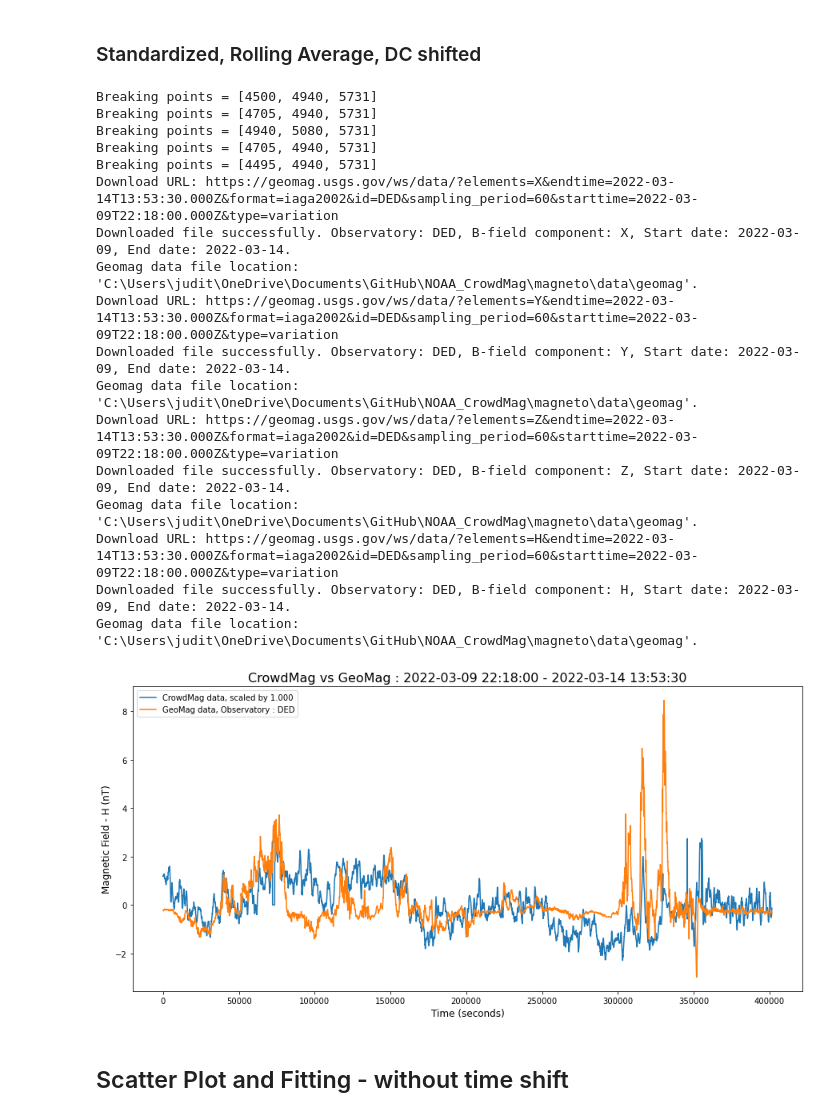
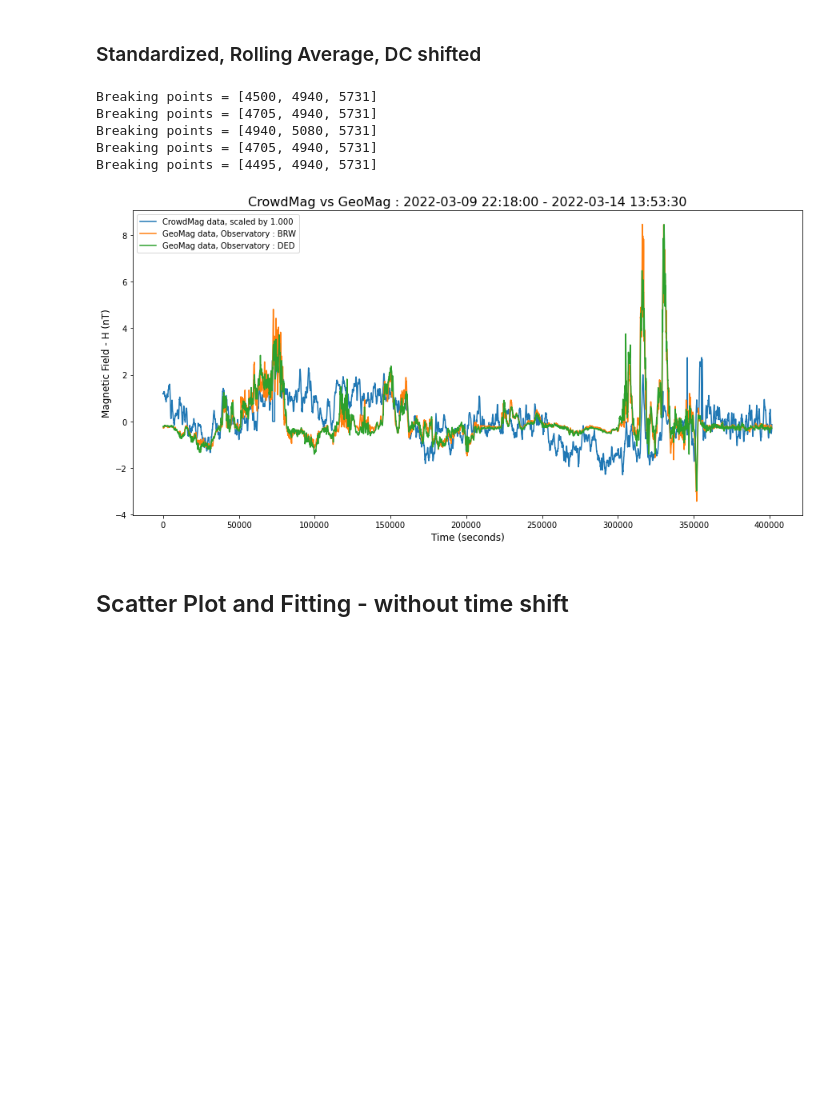
Before and after one commit to juditbergfalk/magneto, a Jupyter notebook: CrowdMag.ipynb, the cells around one changed output. Cells and saved outputs as stored; diff of their text form; code cells hidden in the pictures; blank space fills up the shorter version.

```diff
--- a/CrowdMag.ipynb
+++ b/CrowdMag.ipynb
@@ -49,9 +49,10 @@ fieldtype='H'
 # Observatory code
 observatory = 'DED'    # Deadhorse Observatory
 #observatory = 'BRW'   # Barrow Observatory
+obslist = ['BRW','DED']
 
 # Download Geomag data or not
-download = True        # Can either be True or False
+download = False        # Can either be True or False
                         # download = False saves time if the file was previously downloaded
 
 # Trim dataset (CrowdMag data)
@@ -230,34 +195,22 @@ Geomag data file location: 'C:\Users\judit\OneDrive\Documents\GitHub\NOAA_CrowdM
 ### Standardized, Rolling Average, DC shifted
 # %%
 cor.PlotOverlay2Data(pathCM + filenameCM,
-                     observatory = observatory,
+                     observatory = obslist,
                      fieldtype = fieldtype,
                      startCM = startCM, endCM = endCM, startGM = 0, endGM = -1,
                      download = download,
                      timeshift = 0,
                      rollingave = True,
                      dc_shift = True,
                      standardizeCM = False, standardizeGM = True,
                      bkps = 3)
 # %% [output]
 Breaking points = [4500, 4940, 5731]
 Breaking points = [4705, 4940, 5731]
 Breaking points = [4940, 5080, 5731]
 Breaking points = [4705, 4940, 5731]
 Breaking points = [4495, 4940, 5731]
-Download URL: https://geomag.usgs.gov/ws/data/?elements=X&endtime=2022-03-14T13:53:30.000Z&format=iaga2002&id=DED&sampling_period=60&starttime=2022-03-09T22:18:00.000Z&type=variation
-Downloaded file successfully. Observatory: DED, B-field component: X, Start date: 2022-03-09, End date: 2022-03-14.
-Geomag data file location: 'C:\Users\judit\OneDrive\Documents\GitHub\NOAA_CrowdMag\magneto\data\geomag'.
-Download URL: https://geomag.usgs.gov/ws/data/?elements=Y&endtime=2022-03-14T13:53:30.000Z&format=iaga2002&id=DED&sampling_period=60&starttime=2022-03-09T22:18:00.000Z&type=variation
-Downloaded file successfully. Observatory: DED, B-field component: Y, Start date: 2022-03-09, End date: 2022-03-14.
-Geomag data file location: 'C:\Users\judit\OneDrive\Documents\GitHub\NOAA_CrowdMag\magneto\data\geomag'.
-Download URL: https://geomag.usgs.gov/ws/data/?elements=Z&endtime=2022-03-14T13:53:30.000Z&format=iaga2002&id=DED&sampling_period=60&starttime=2022-03-09T22:18:00.000Z&type=variation
-Downloaded file successfully. Observatory: DED, B-field component: Z, Start date: 2022-03-09, End date: 2022-03-14.
-Geomag data file location: 'C:\Users\judit\OneDrive\Documents\GitHub\NOAA_CrowdMag\magneto\data\geomag'.
-Download URL: https://geomag.usgs.gov/ws/data/?elements=H&endtime=2022-03-14T13:53:30.000Z&format=iaga2002&id=DED&sampling_period=60&starttime=2022-03-09T22:18:00.000Z&type=variation
-Downloaded file successfully. Observatory: DED, B-field component: H, Start date: 2022-03-09, End date: 2022-03-14.
-Geomag data file location: 'C:\Users\judit\OneDrive\Documents\GitHub\NOAA_CrowdMag\magneto\data\geomag'.
-[figure, old version]
+[figure, new version]
 # %% [markdown]
 ## Scatter Plot and Fitting - without time shift
 # %% [markdown]
```
Also changed, not shown: parts of 8 cells of this notebook, 5 other files.
